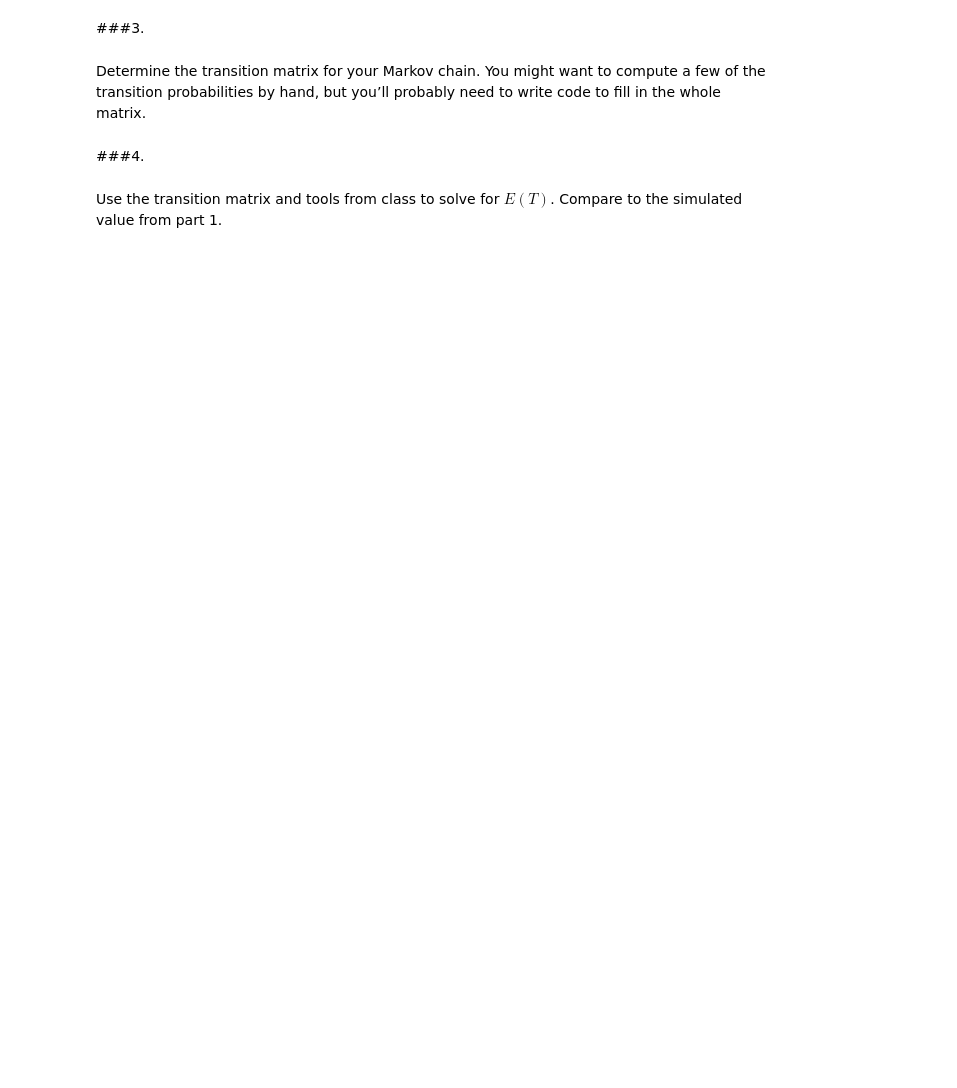
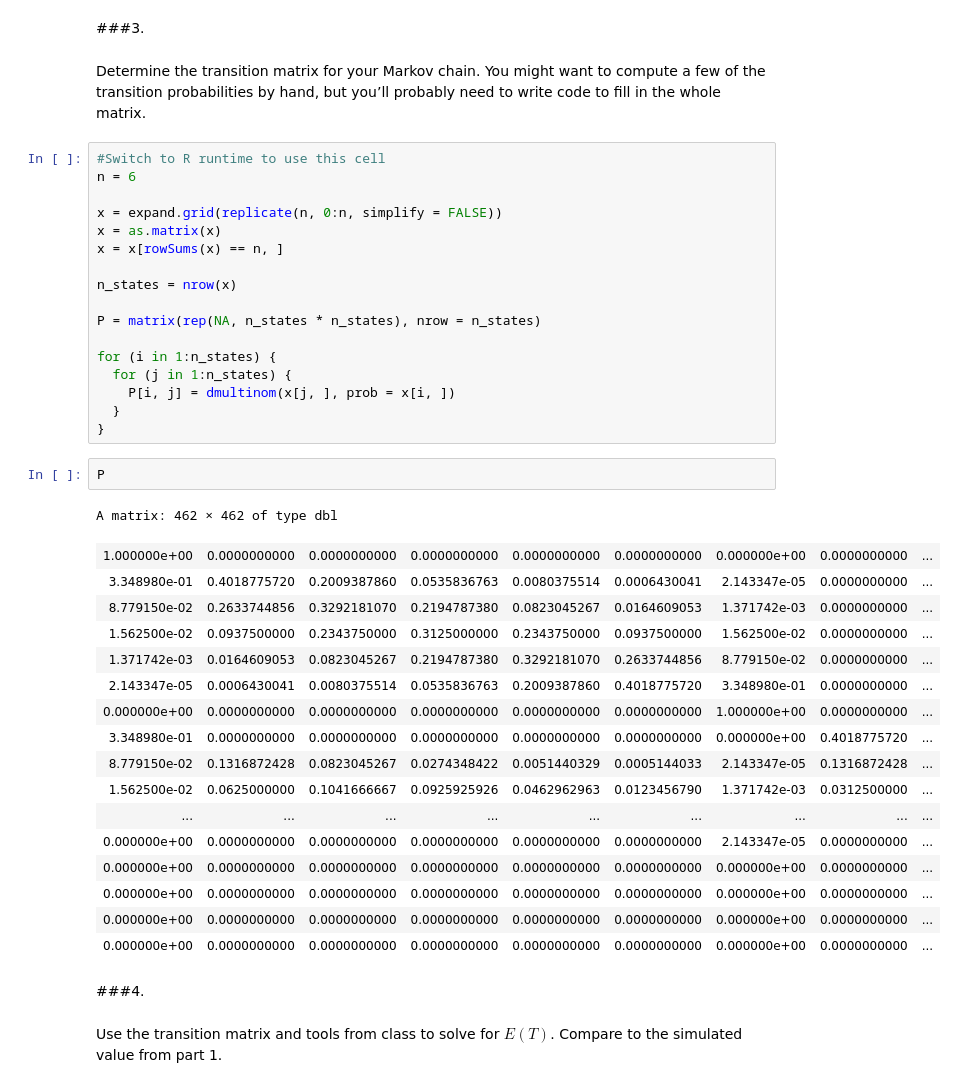
Before and after one commit to NRJaggers/Applied-Stochastic-Processes, a Jupyter notebook: Applications/3-More_Markov_Chains/More_Markov_Chains.ipynb, the cells around one changed output. Cells and saved outputs as stored; diff of their text form; blank space fills up the shorter version.

```diff
--- a/Applications/3-More_Markov_Chains/More_Markov_Chains.ipynb
+++ b/Applications/3-More_Markov_Chains/More_Markov_Chains.ipynb
@@ -116,6 +150,43 @@ Define a Markov chain that will help you find $E(T)$. Be sure to clearly define
 ###3.
 # %% [markdown]
 Determine the transition matrix for your Markov chain. You might want to compute a few of the transition probabilities by hand, but you’ll probably need to write code to fill in the whole matrix.
+# %%
+#Switch to R runtime to use this cell
+n = 6
+
+x = expand.grid(replicate(n, 0:n, simplify = FALSE))
+x = as.matrix(x)
+x = x[rowSums(x) == n, ]
+
+n_states = nrow(x)
+
+P = matrix(rep(NA, n_states * n_states), nrow = n_states)
+
+for (i in 1:n_states) {
+  for (j in 1:n_states) {
+    P[i, j] = dmultinom(x[j, ], prob = x[i, ])
+  }
+}
+# %%
+P
+# %% [output]
+A matrix: 462 × 462 of type dbl
+| 1.000000e+00 | 0.0000000000 | 0.0000000000 | 0.0000000000 | 0.0000000000 | 0.0000000000 | 0.000000e+00 | 0.0000000000 | ... |
+| 3.348980e-01 | 0.4018775720 | 0.2009387860 | 0.0535836763 | 0.0080375514 | 0.0006430041 | 2.143347e-05 | 0.0000000000 | ... |
+| 8.779150e-02 | 0.2633744856 | 0.3292181070 | 0.2194787380 | 0.0823045267 | 0.0164609053 | 1.371742e-03 | 0.0000000000 | ... |
+| 1.562500e-02 | 0.0937500000 | 0.2343750000 | 0.3125000000 | 0.2343750000 | 0.0937500000 | 1.562500e-02 | 0.0000000000 | ... |
+| 1.371742e-03 | 0.0164609053 | 0.0823045267 | 0.2194787380 | 0.3292181070 | 0.2633744856 | 8.779150e-02 | 0.0000000000 | ... |
+| 2.143347e-05 | 0.0006430041 | 0.0080375514 | 0.0535836763 | 0.2009387860 | 0.4018775720 | 3.348980e-01 | 0.0000000000 | ... |
+| 0.000000e+00 | 0.0000000000 | 0.0000000000 | 0.0000000000 | 0.0000000000 | 0.0000000000 | 1.000000e+00 | 0.0000000000 | ... |
+| 3.348980e-01 | 0.0000000000 | 0.0000000000 | 0.0000000000 | 0.0000000000 | 0.0000000000 | 0.000000e+00 | 0.4018775720 | ... |
+| 8.779150e-02 | 0.1316872428 | 0.0823045267 | 0.0274348422 | 0.0051440329 | 0.0005144033 | 2.143347e-05 | 0.1316872428 | ... |
+| 1.562500e-02 | 0.0625000000 | 0.1041666667 | 0.0925925926 | 0.0462962963 | 0.0123456790 | 1.371742e-03 | 0.0312500000 | ... |
+| ... | ... | ... | ... | ... | ... | ... | ... | ... |
+| 0.000000e+00 | 0.0000000000 | 0.0000000000 | 0.0000000000 | 0.0000000000 | 0.0000000000 | 2.143347e-05 | 0.0000000000 | ... |
+| 0.000000e+00 | 0.0000000000 | 0.0000000000 | 0.0000000000 | 0.0000000000 | 0.0000000000 | 0.000000e+00 | 0.0000000000 | ... |
+| 0.000000e+00 | 0.0000000000 | 0.0000000000 | 0.0000000000 | 0.0000000000 | 0.0000000000 | 0.000000e+00 | 0.0000000000 | ... |
+| 0.000000e+00 | 0.0000000000 | 0.0000000000 | 0.0000000000 | 0.0000000000 | 0.0000000000 | 0.000000e+00 | 0.0000000000 | ... |
+| 0.000000e+00 | 0.0000000000 | 0.0000000000 | 0.0000000000 | 0.0000000000 | 0.0000000000 | 0.000000e+00 | 0.0000000000 | ... |
 # %% [markdown]
 ###4.
 # %% [markdown]
```
Also changed, not shown: parts of 11 cells of this notebook.
